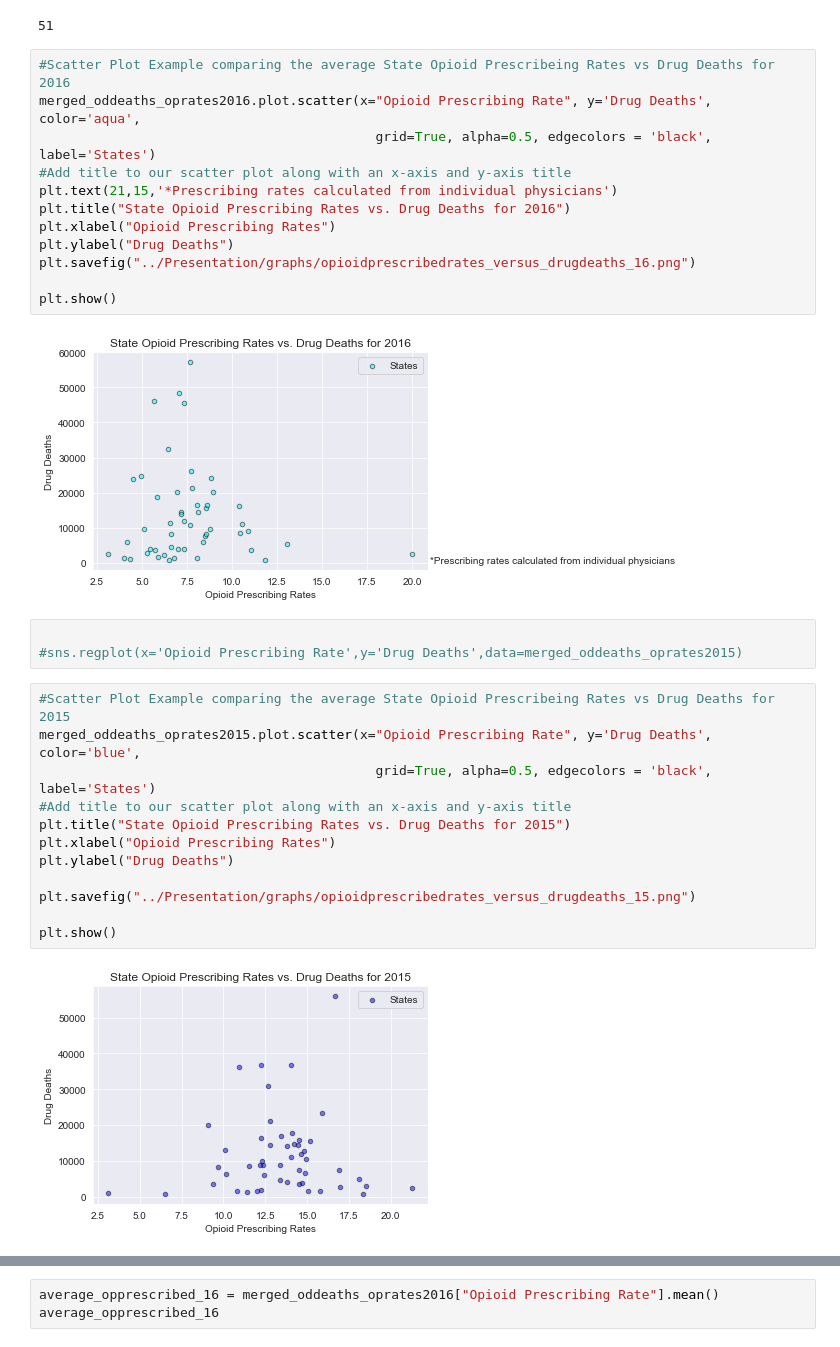
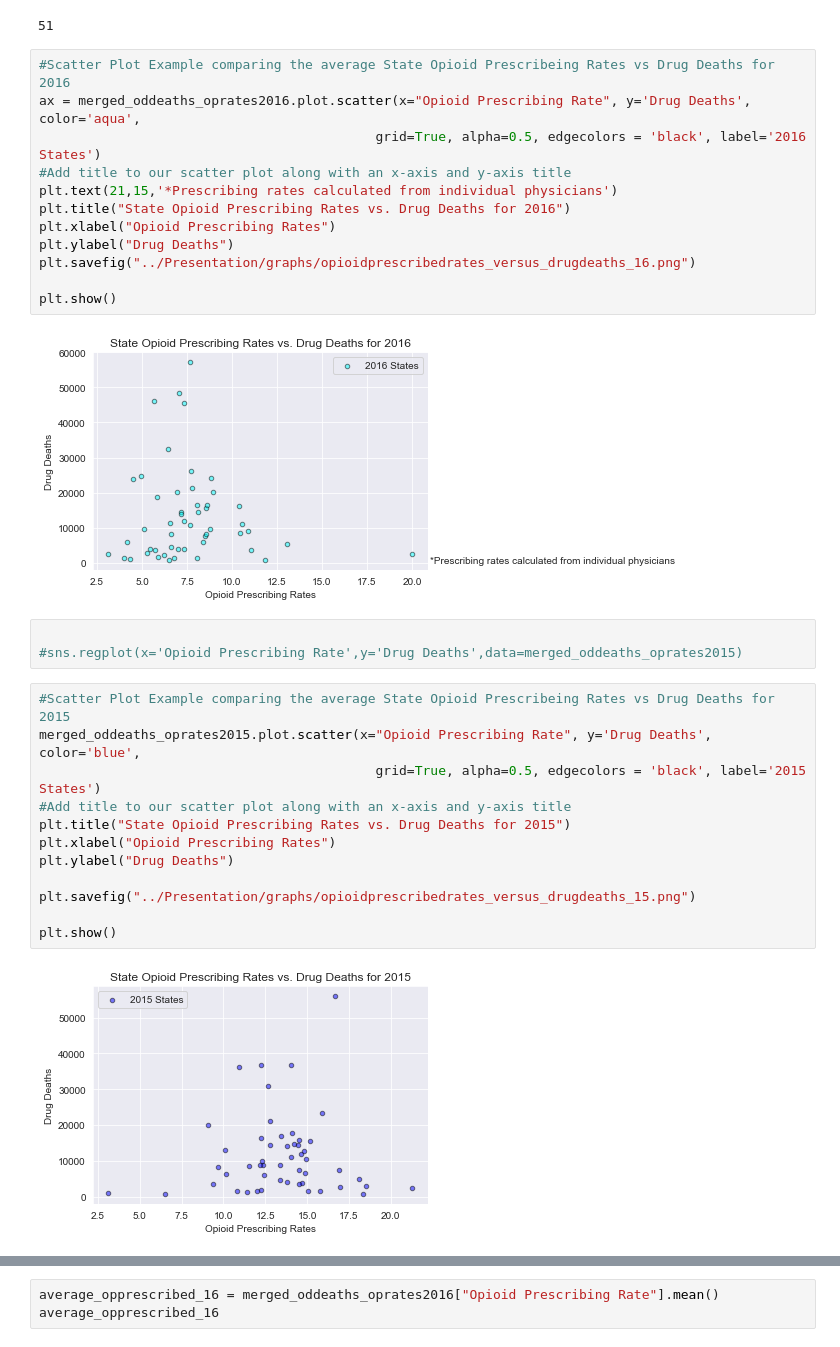
Before and after one commit to MTDahmer/Project1, a Jupyter notebook: notebooks/Opioid Prescribed Versus Drug Deaths.ipynb, the cells around one changed output, grey strips where cells are left out. Cells and saved outputs as stored; diff of their text form.

```diff
--- a/notebooks/Opioid Prescribed Versus Drug Deaths.ipynb
+++ b/notebooks/Opioid Prescribed Versus Drug Deaths.ipynb
@@ -506,8 +506,8 @@ len(merged_oddeaths_oprates2015)
 51
 # %%
 #Scatter Plot Example comparing the average State Opioid Prescribeing Rates vs Drug Deaths for 2016
-merged_oddeaths_oprates2016.plot.scatter(x="Opioid Prescribing Rate", y='Drug Deaths', color='aqua',
-                                           grid=True, alpha=0.5, edgecolors = 'black', label='States')
+ax = merged_oddeaths_oprates2016.plot.scatter(x="Opioid Prescribing Rate", y='Drug Deaths', color='aqua',
+                                           grid=True, alpha=0.5, edgecolors = 'black', label='2016 States')
 #Add title to our scatter plot along with an x-axis and y-axis title
 plt.text(21,15,'*Prescribing rates calculated from individual physicians')
 plt.title("State Opioid Prescribing Rates vs. Drug Deaths for 2016")
@@ -517,21 +517,21 @@ plt.savefig("../Presentation/graphs/opioidprescribedrates_versus_drugdeaths_16.p
 
 plt.show()
 # %% [output]
-[figure, old version]
+[figure, new version]
 # %%
 
 #sns.regplot(x='Opioid Prescribing Rate',y='Drug Deaths',data=merged_oddeaths_oprates2015)
 # %%
 #Scatter Plot Example comparing the average State Opioid Prescribeing Rates vs Drug Deaths for 2015
 merged_oddeaths_oprates2015.plot.scatter(x="Opioid Prescribing Rate", y='Drug Deaths', color='blue',
-                                           grid=True, alpha=0.5, edgecolors = 'black', label='States')
+                                           grid=True, alpha=0.5, edgecolors = 'black', label='2015 States')
 #Add title to our scatter plot along with an x-axis and y-axis title
 plt.title("State Opioid Prescribing Rates vs. Drug Deaths for 2015")
 plt.xlabel("Opioid Prescribing Rates")
 plt.ylabel("Drug Deaths")
 
 plt.savefig("../Presentation/graphs/opioidprescribedrates_versus_drugdeaths_15.png")
 
 plt.show()
 # %% [output]
-[figure, old version]
+[figure, new version]
```
Also changed, not shown: parts of 3 cells of this notebook.
